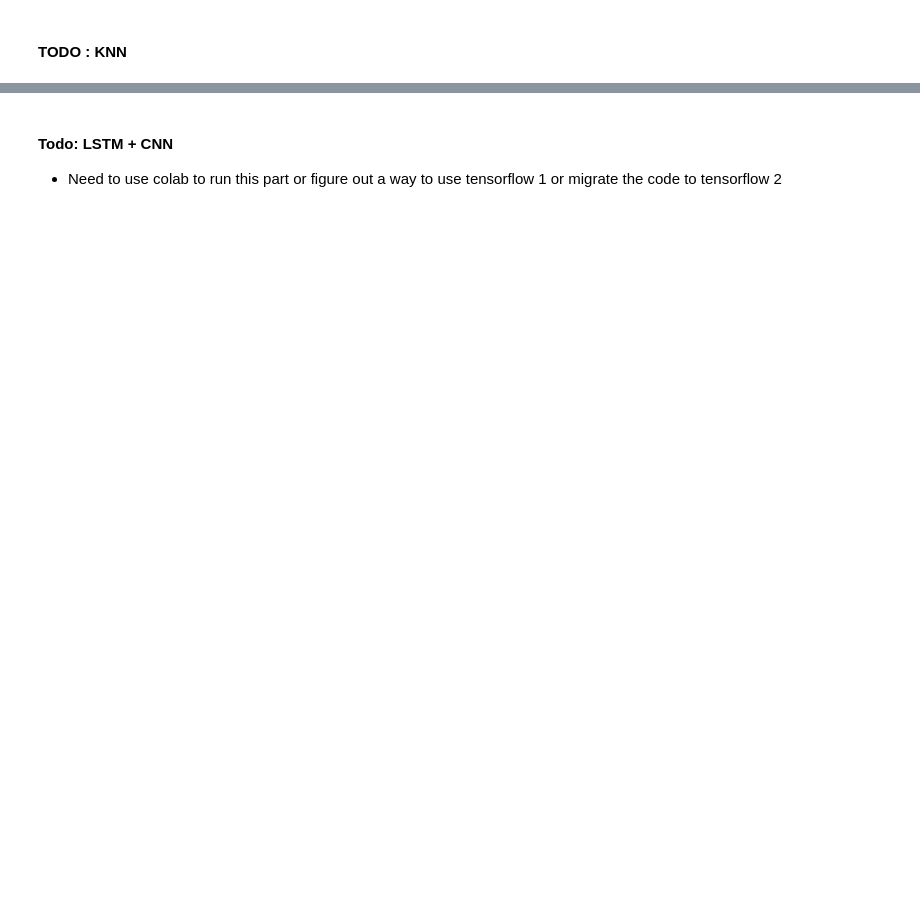
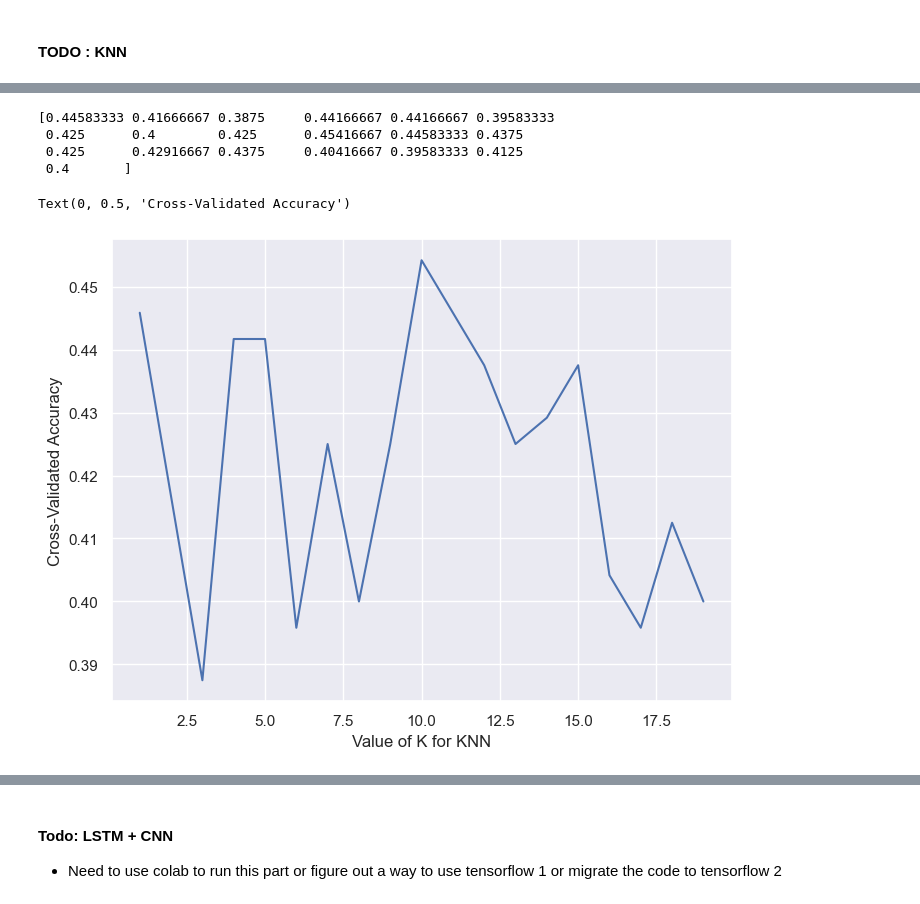
Before and after one commit to yalda-amirsoleymani/har-dataset-processing, a Jupyter notebook: data_preprocessing.ipynb, the cells around one changed output, grey strips where cells are left out. Cells and saved outputs as stored; diff of their text form; code cells hidden in the pictures; blank space fills up the shorter version.

```diff
--- a/data_preprocessing.ipynb
+++ b/data_preprocessing.ipynb
@@ -739,0 +796,28 @@ F1 Score: [0.9047619  0.89473684 0.8       ]
+# %%
+from sklearn.preprocessing import MinMaxScaler
+scaler = MinMaxScaler()
+X_train = scaler.fit_transform(X_train)
+
+# Use chi2 to select the top 2 features
+X_new = SelectKBest(chi2, k=2).fit_transform(X_train, y_train)
+k_range = list(range(1, 20))
+param_grid = dict(n_neighbors=k_range)
+knn = KNeighborsClassifier(metric=dtw) #10 / 20
+grid = GridSearchCV(knn, param_grid, cv=10, scoring='accuracy', return_train_score=False)
+grid.fit(X_new,y_train)
+
+grid_mean_scores = grid.cv_results_['mean_test_score']
+print(grid_mean_scores)
+
+# y_pred = knn.predict(X_test)
+# print(metrics.accuracy_score(y_test, y_pred))
+plt.plot(k_range, grid_mean_scores)
+plt.xlabel('Value of K for KNN')
+plt.ylabel('Cross-Validated Accuracy')
+# %% [output]
+[0.44583333 0.41666667 0.3875     0.44166667 0.44166667 0.39583333
+ 0.425      0.4        0.425      0.45416667 0.44583333 0.4375
+ 0.425      0.42916667 0.4375     0.40416667 0.39583333 0.4125
+ 0.4       ]
+Text(0, 0.5, 'Cross-Validated Accuracy')
+[figure, added]
```
Also changed, not shown: parts of 21 cells of this notebook.
